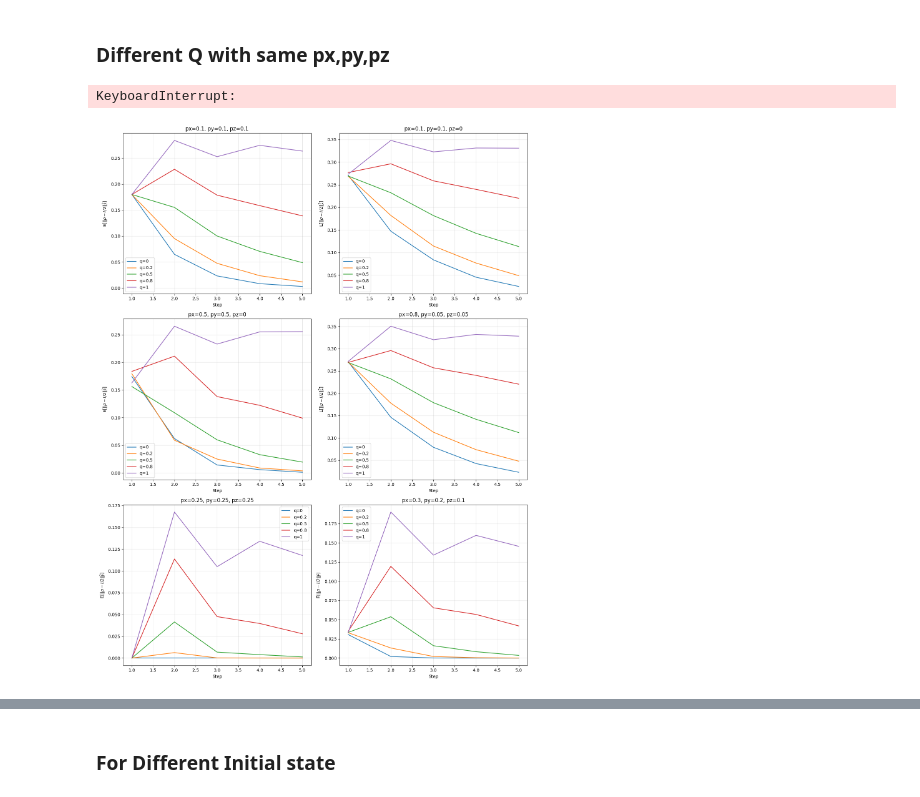
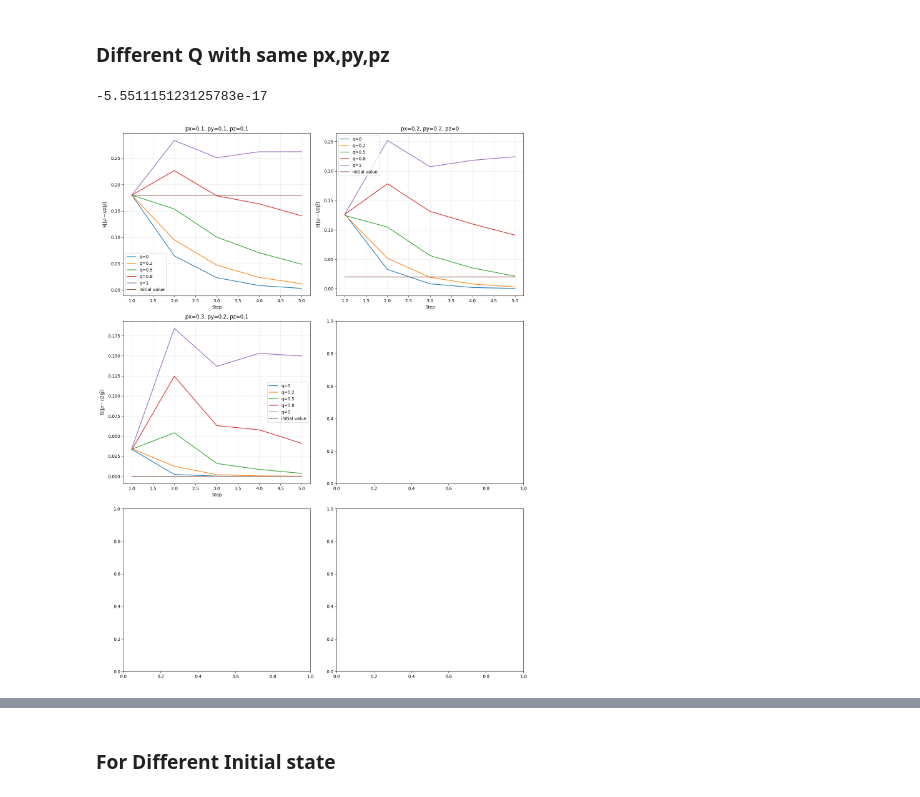
Before and after one commit to YommoY-official/MPQMasters, a Jupyter notebook: non_markovian_average_distance.ipynb, the cells around one changed output, grey strips where cells are left out. Cells and saved outputs as stored; diff of their text form; code cells hidden in the pictures.

```diff
--- a/non_markovian_average_distance.ipynb
+++ b/non_markovian_average_distance.ipynb
@@ -103,9 +101,9 @@ def run_trajectory(n_steps, q, px, py, pz, rho0, sample_steps=1000):
     return total_exp_value_list
 # %%
 # --- Parameters ---
-n_steps     = 10    # number of steps to simulate
-n_samples   = 100     # number of trajectories to average over
-q           = 0.9    # probability of repeating the previous error
+n_steps     = 20    # number of steps to simulate
+n_samples   = 1000     # number of trajectories to average over
+q           = 1    # probability of repeating the previous error
 px, py, pz  = 0.2, 0.1, 0.1   # individual Pauli error probabilities
 
 # Initial state: pure |0><0|
@@ -154,8 +153,8 @@ plt.show()
 # %%
 q_list = [0,0.2,0.5,0.8,1]
 
-n_steps = 8
-n_samples = 100
+n_steps = 5
+n_samples = 1000
 
 p_list = [[0.1,0.1,0.1], [0.2,0.2,0],[0.3,0.2,0.1]]
 
@@ -177,30 +176,39 @@ for i in range(len(p_list)):
         exp_value_list = run_trajectory(n_steps, q_list[j], px, py, pz, rho0, n_samples)
         matrix_samep.append(exp_value_list)
     result_list.append(matrix_samep)
-# %% [output]
-KeyboardInterrupt:
+# %%
+px = 0.3
+py = 0.2
+pz = 0.1
+print( (1-px-py)**2 + (px+py)**2 - 0.5)
+# %% [output]
+-5.551115123125783e-17
 # %%
 # --- Plot for same probabilites and different qs ---
 fig, ax = plt.subplots(3, 2, figsize=(14, 18))
 
 for j in range(len(p_list)):
     row = j // 2
     col = j % 2
     px = p_list[j][0]
     py = p_list[j][1]
     pz = p_list[j][2]
     for i in range(len(q_list)):
         ax[row, col].plot(steps, result_list[j][i], label=f'q={q_list[i]}')
+    init_val = (1-px-py)**2 + (px+py)**2 - 0.5
+    init_val_list = [init_val for __ in range(len(steps))]
+    ax[row,col].plot(steps, init_val_list, label='initial value')
     ax[row, col].set_xlabel('Step')
     ax[row, col].set_ylabel(r'E[$\|\rho - I/2\|_F^2]$')
     ax[row, col].set_title(f'px={px}, py={py}, pz={pz}')
     ax[row, col].legend()
     ax[row, col].grid(True, alpha=0.3)
 
 plt.tight_layout()
+plt.savefig("Different_q_same_probs.png")
 plt.show()
 # %% [output]
-[figure, old version]
+[figure, new version]
 # %%
 # --- Plot for same qs and different probabilities---
 fig, ax = plt.subplots(3,2, figsize=(14, 16))
```
Also changed, not shown: parts of 3 cells of this notebook.
